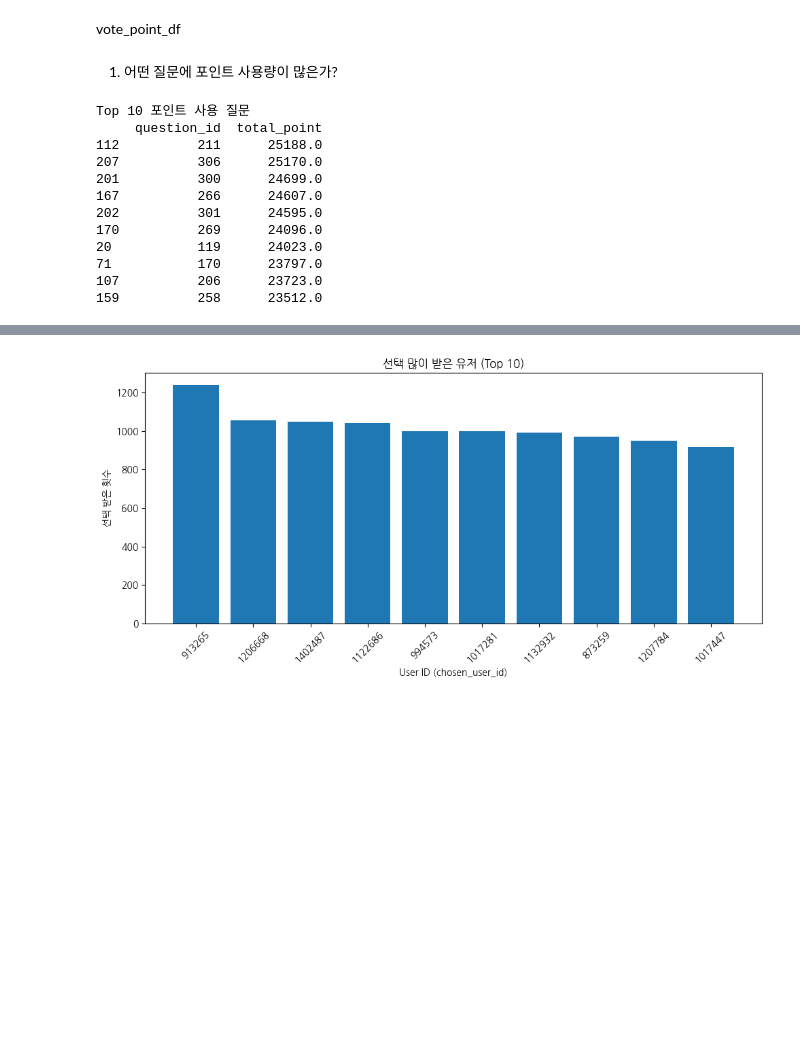
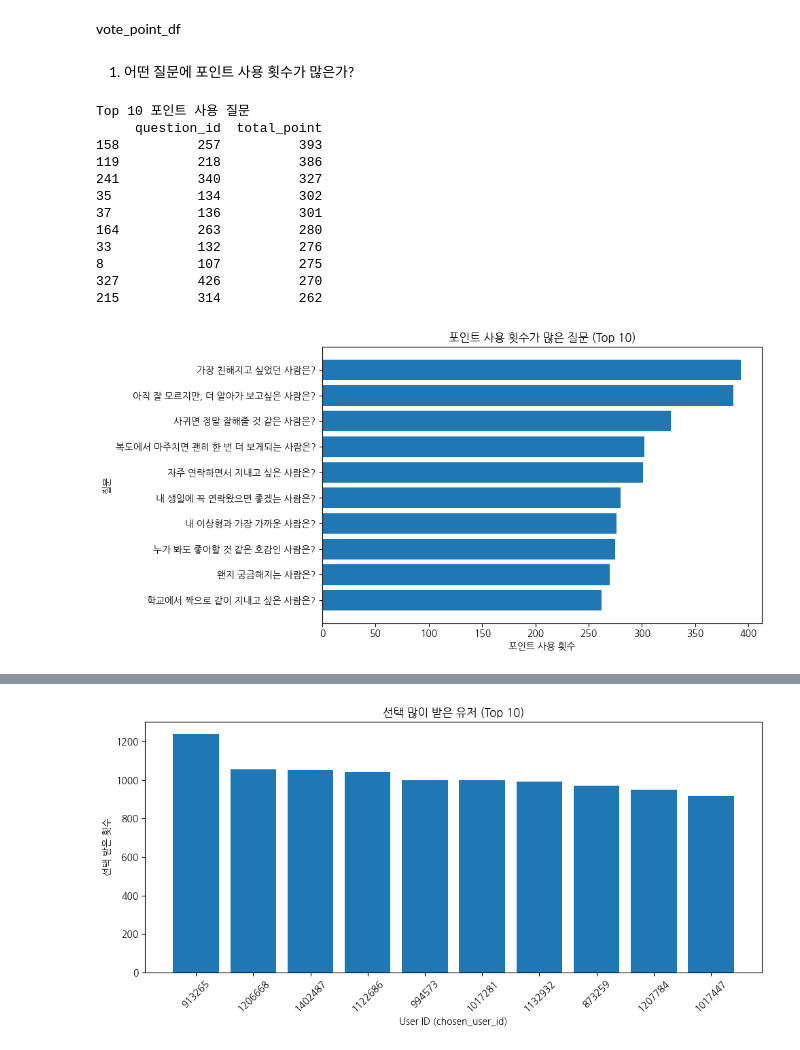
Before and after one commit to goheejieuri/final_project_team3, a Jupyter notebook: eunji.ipynb, the cells around one changed output, grey strips where cells are left out. Cells and saved outputs as stored; diff of their text form; code cells hidden in the pictures; blank space fills up the shorter version.

```diff
--- a/eunji.ipynb
+++ b/eunji.ipynb
@@ -667,24 +686,36 @@ vote_point_df
 # %% [markdown]
-1. 어떤 질문에 포인트 사용량이 많은가?
+1. 어떤 질문에 포인트 사용 횟수가 많은가?
 # %%
 question_point_usage = (
     vote_point_df
     .groupby("question_id", as_index=False)
-    .agg(total_point=("delta_point", "sum"))
+    .agg(total_point=("n_negative_points", "sum"))
     .sort_values("total_point", ascending=False)
 ).head(10)
 print("Top 10 포인트 사용 질문")
 print(question_point_usage)
+
+merged_df = question_df.merge(question_point_usage, on="question_id", how="right")
+
+plt.figure(figsize=(10, 5))
+plt.barh(merged_df["question_text"], merged_df["total_point"])
+plt.title("포인트 사용 횟수가 많은 질문 (Top 10)")
+plt.ylabel("질문")
+plt.xlabel("포인트 사용 횟수")
+plt.gca().invert_yaxis()
+plt.tight_layout()
+plt.show()
 # %% [output]
 Top 10 포인트 사용 질문
      question_id  total_point
-112          211      25188.0
-207          306      25170.0
-201          300      24699.0
-167          266      24607.0
-202          301      24595.0
-170          269      24096.0
-20           119      24023.0
-71           170      23797.0
-107          206      23723.0
-159          258      23512.0
+158          257          393
+119          218          386
+241          340          327
+35           134          302
+37           136          301
+164          263          280
+33           132          276
+8            107          275
+327          426          270
+215          314          262
+[figure, added]
```
Also changed, not shown: parts of 31 cells of this notebook.
